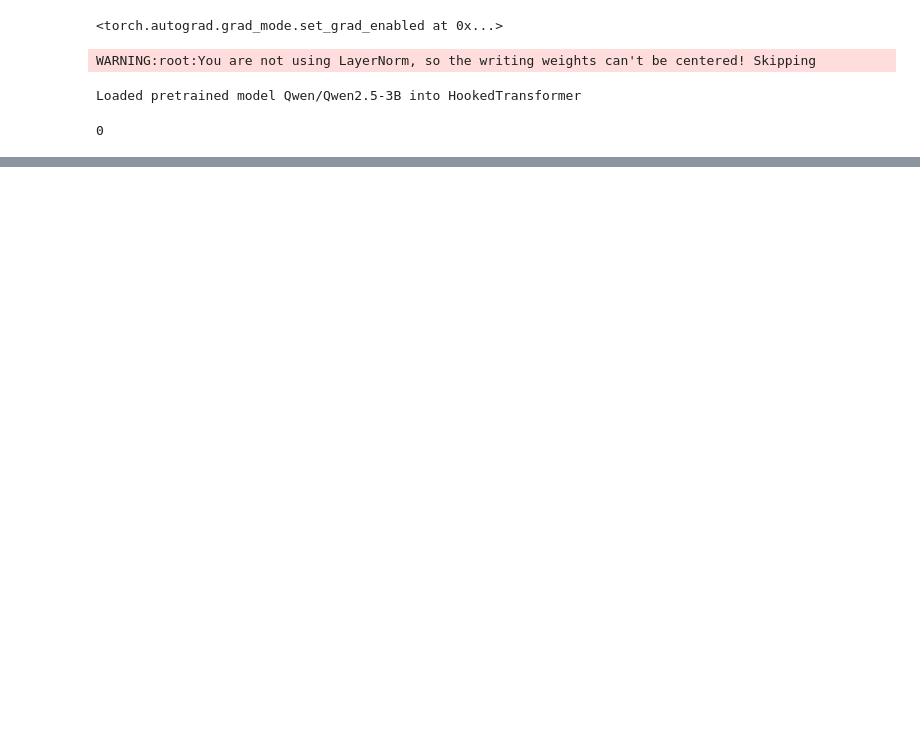
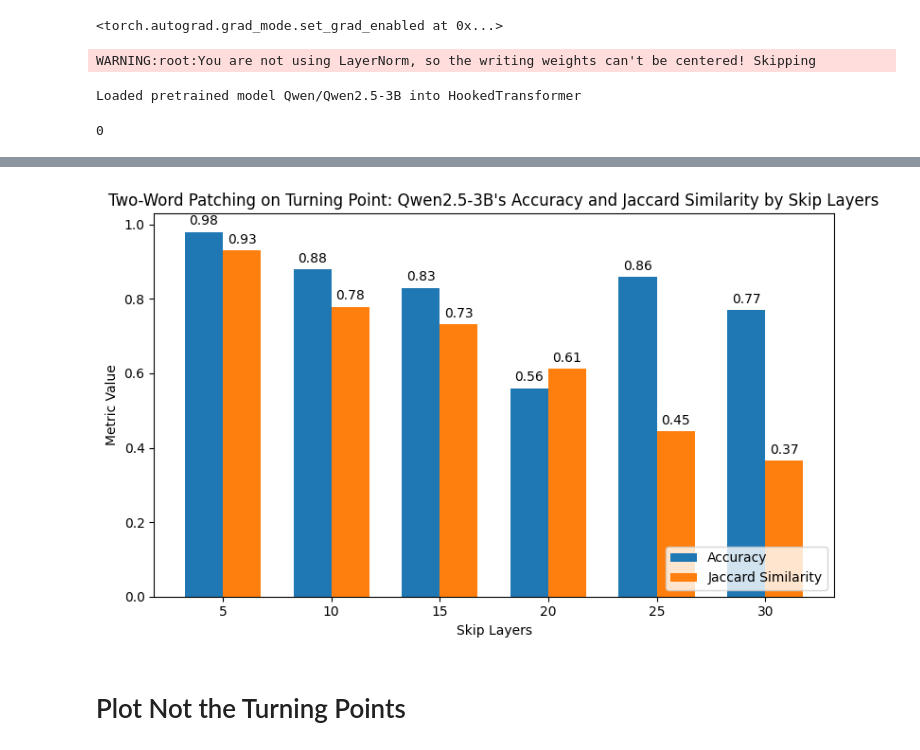
Before and after one commit to phusroyal/CopyMech, a Jupyter notebook: gec_tflens_2patch.ipynb, the cells around one changed output, grey strips where cells are left out. Drawn from its saved outputs; the diff is of its cells as text; code cells hidden in the pictures; blank space fills up the shorter version.

Commit message:
refactor + 5 schemas

```diff
--- a/gec_tflens_2patch.ipynb
+++ b/gec_tflens_2patch.ipynb
@@ -115,3 +216,11 @@ torch.set_grad_enabled(False)
+# %%
+import re
+def extract_metrics(text):
+    # Find all occurrences of "Avg accuracy 3: " followed by a floating-point number
+    acc_matches = re.findall(r"Avg accuracy 3:\s+([0-9\.]+)", text)
+    jcc_matches = re.findall(r"Avg jaccard similarity:\s+([0-9\.]+)", text)
+    # Convert matches to float
+    return [float(value) for value in acc_matches], [float(value) for value in jcc_matches]
 # %%
 from transformer_lens import HookedTransformer
 import torch
@@ -352,7 +238,7 @@ from datasets import load_from_disk
 from tqdm import tqdm
 
 # Load the dataset from disk
-num_samples = 1500
+num_samples = 5000
 subset = load_from_disk("/home/longnhat/workspace_phu/CopyMech/english_insertions")
 prompt_list = []
 
@@ -497,0 +436,59 @@ plot_skip_layer_metrics(skip_layers, accuracy3, jaccard_similarity, model_name="
+# %%
+text = '''
+n-gram:  5
+Skip layers:  5
+ 22%|██▏       | 1099/5000 [00:15<00:55, 70.15it/s]
+Avg jaccard similarity:  0.9302747536230944
+Avg accuracy 2:  0.98
+Avg accuracy 3:  0.98
+#Sample:  100
+-----------------------------------
+n-gram:  5
+Skip layers:  10
+ 22%|██▏       | 1099/5000 [00:15<00:55, 70.17it/s]
+Avg jaccard similarity:  0.7789700886942825
+Avg accuracy 2:  0.88
+Avg accuracy 3:  0.88
+#Sample:  100
+-----------------------------------
+n-gram:  5
+Skip layers:  15
+ 22%|██▏       | 1099/5000 [00:15<00:55, 69.77it/s]
+Avg jaccard similarity:  0.73288131036278
+Avg accuracy 2:  0.83
+Avg accuracy 3:  0.83
+#Sample:  100
+-----------------------------------
+n-gram:  5
+Skip layers:  20
+ 22%|██▏       | 1099/5000 [00:15<00:55, 69.94it/s]
+Avg jaccard similarity:  0.6119606077879002
+Avg accuracy 2:  0.56
+Avg accuracy 3:  0.56
+#Sample:  100
+-----------------------------------
+n-gram:  5
+Skip layers:  25
+ 22%|██▏       | 1099/5000 [00:15<00:56, 69.37it/s]
+Avg jaccard similarity:  0.44515271709122695
+Avg accuracy 2:  0.86
+Avg accuracy 3:  0.86
+#Sample:  100
+-----------------------------------
+n-gram:  5
+Skip layers:  30
+ 22%|██▏       | 1099/5000 [00:15<00:56, 68.73it/s]Avg jaccard similarity:  0.36530047458090037
+Avg accuracy 2:  0.77
+Avg accuracy 3:  0.77
+#Sample:  100
+-----------------------------------
+'''
+accuracy3,jaccard_similarity = extract_metrics(text)
+
+# Example data based on the results:
+skip_layers = [5, 10, 15, 20, 25, 30]
+plot_skip_layer_metrics(skip_layers, accuracy3, jaccard_similarity, model_name="Qwen2.5-3B", schema="Two-Word Patching on Turning Point")
+# %% [output]
+[figure, added]
+# %% [markdown]
+# Plot Not the Turning Points
```
Also changed, not shown: parts of 16 cells of this notebook, 5 other files.
